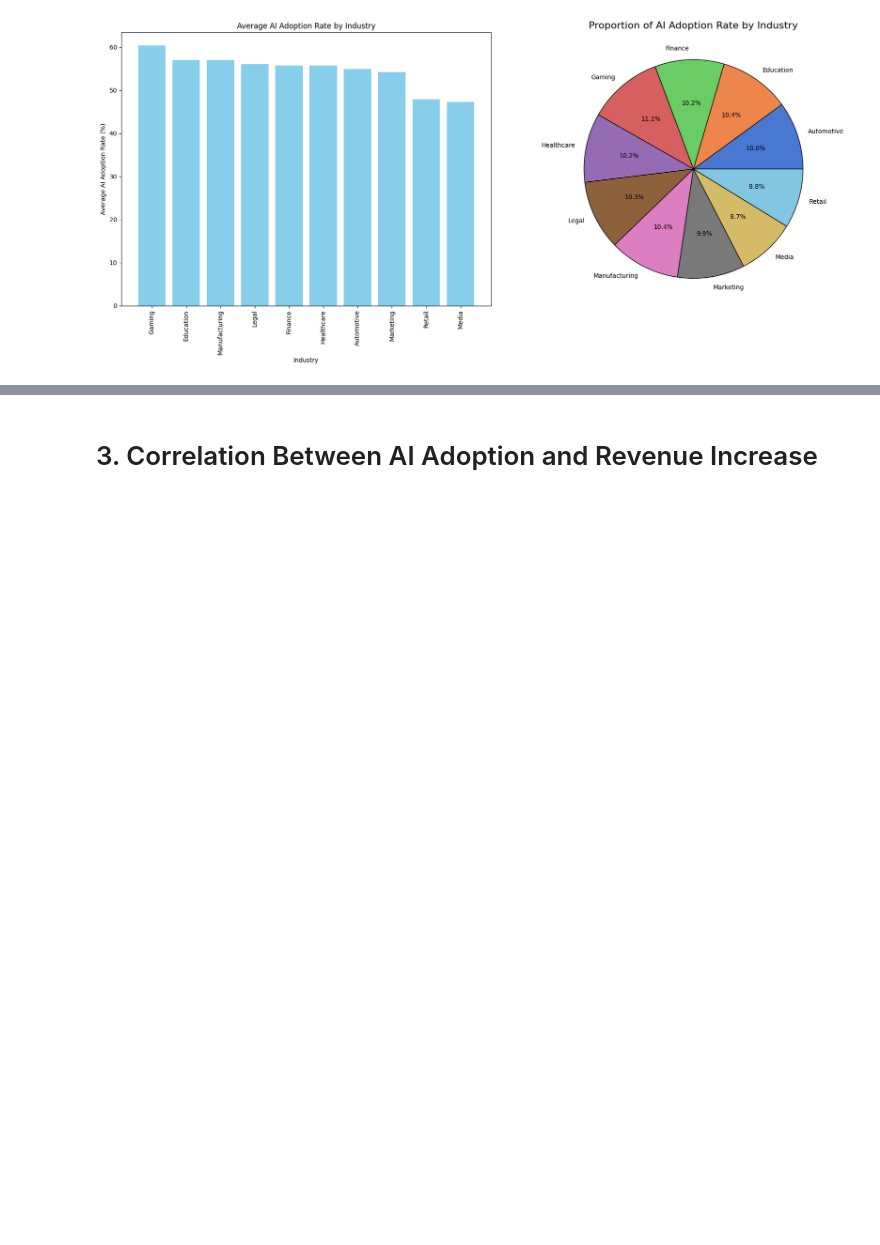
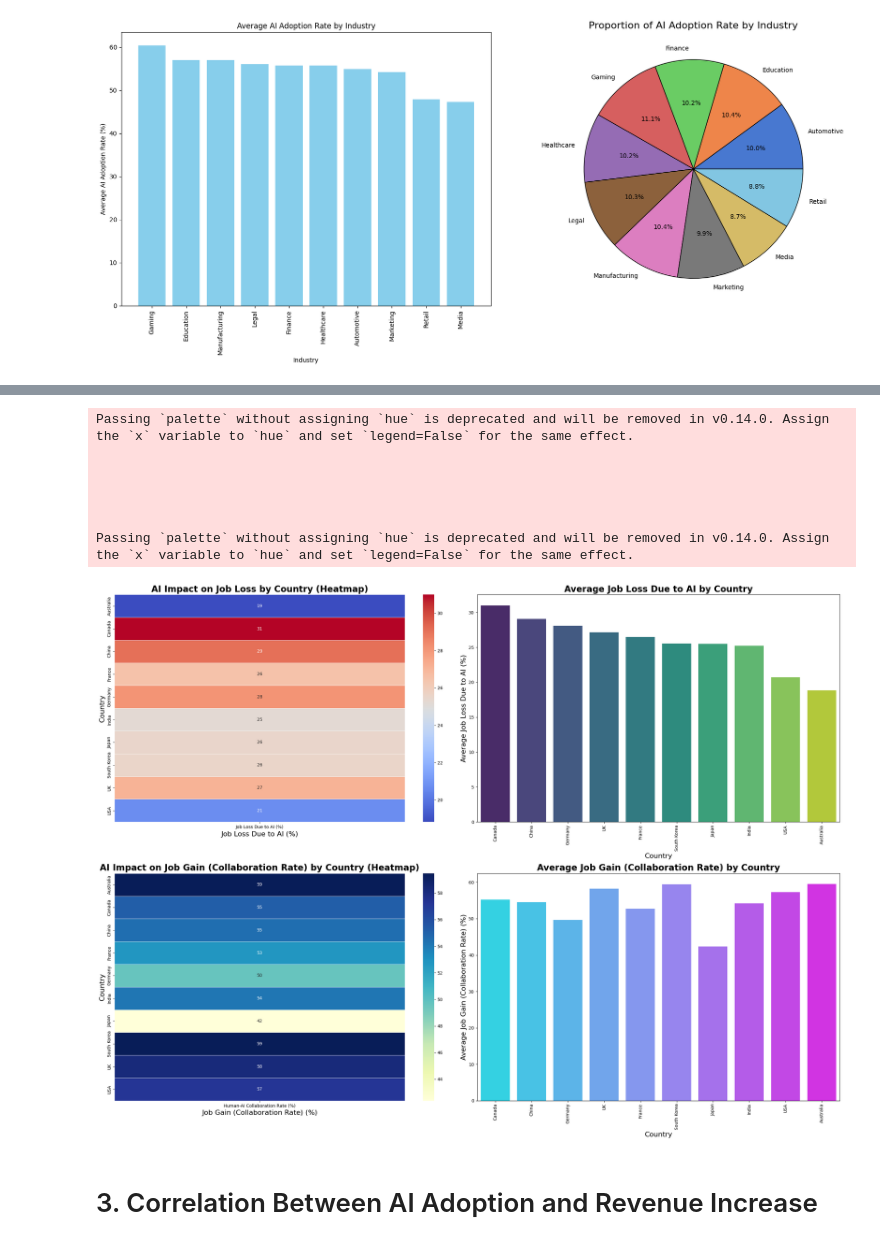
Before and after one commit to sumanpdneupane/Impact_of_AI_on-_Digital_Media, a Jupyter notebook: v2/__eda.ipynb, the cells around one changed output, grey strips where cells are left out. Saved outputs shown, nothing was run; the diff lists cells and outputs as text; code cells hidden in the pictures; blank space fills up the shorter version.

```diff
--- a/v2/__eda.ipynb
+++ b/v2/__eda.ipynb
@@ -263,2 +162,62 @@ Passing `palette` without assigning `hue` is deprecated and will be removed in v
+# %%
+import matplotlib.pyplot as plt
+import seaborn as sns
+import pandas as pd
+
+# Load data
+data = pd.read_csv("../Global_AI_Content_Impact_Dataset.csv")
+
+# Pre-processing (Ensure no missing values in key columns)
+data.dropna(subset=['Country', 'Job Loss Due to AI (%)', 'Human-AI Collaboration Rate (%)'], inplace=True)
+
+# Calculate average Job Loss and Job Gain (estimated as 100 - Job Loss)
+job_loss_gain_by_country = data.groupby('Country').agg({
+    'Job Loss Due to AI (%)': 'mean',
+    'Human-AI Collaboration Rate (%)': 'mean'
+}).sort_values(by='Job Loss Due to AI (%)', ascending=False)
+
+# Create subplots
+fig, axes = plt.subplots(2, 2, figsize=(24, 18))
+
+# 1. Heatmap for Job Loss
+job_loss_matrix = job_loss_gain_by_country[['Job Loss Due to AI (%)']].reset_index().pivot_table(index='Country', values='Job Loss Due to AI (%)')
+sns.heatmap(job_loss_matrix, annot=True, cmap='coolwarm', cbar=True, linewidths=0.5, ax=axes[0, 0])
+axes[0, 0].set_title('AI Impact on Job Loss by Country (Heatmap)', fontsize=20, weight='bold')
+axes[0, 0].set_xlabel('Job Loss Due to AI (%)', fontsize=16)
+axes[0, 0].set_ylabel('Country', fontsize=16)
+
+# 2. Bar Plot for Job Loss
+sns.barplot(x=job_loss_gain_by_country.index, y=job_loss_gain_by_country['Job Loss Due to AI (%)'], palette='viridis', ax=axes[0, 1])
+axes[0, 1].set_title('Average Job Loss Due to AI by Country', fontsize=20, weight='bold')
+axes[0, 1].set_xlabel('Country', fontsize=16)
+axes[0, 1].set_ylabel('Average Job Loss Due to AI (%)', fontsize=16)
+axes[0, 1].tick_params(axis='x', rotation=90)
+
+# 3. Heatmap for Job Gain
+job_gain_matrix = job_loss_gain_by_country[['Human-AI Collaboration Rate (%)']].reset_index().pivot_table(index='Country', values='Human-AI Collaboration Rate (%)')
+sns.heatmap(job_gain_matrix, annot=True, cmap='YlGnBu', cbar=True, linewidths=0.5, ax=axes[1, 0])
+axes[1, 0].set_title('AI Impact on Job Gain (Collaboration Rate) by Country (Heatmap)', fontsize=20, weight='bold')
+axes[1, 0].set_xlabel('Job Gain (Collaboration Rate) (%)', fontsize=16)
+axes[1, 0].set_ylabel('Country', fontsize=16)
+
+# 4. Bar Plot for Job Gain
+sns.barplot(x=job_loss_gain_by_country.index, y=job_loss_gain_by_country['Human-AI Collaboration Rate (%)'], palette='cool', ax=axes[1, 1])
+axes[1, 1].set_title('Average Job Gain (Collaboration Rate) by Country', fontsize=20, weight='bold')
+axes[1, 1].set_xlabel('Country', fontsize=16)
+axes[1, 1].set_ylabel('Average Job Gain (Collaboration Rate) (%)', fontsize=16)
+axes[1, 1].tick_params(axis='x', rotation=90)
+
+# Adjust layout for better spacing
+plt.tight_layout()
+plt.show()
+# %% [output]
+Passing `palette` without assigning `hue` is deprecated and will be removed in v0.14.0. Assign the `x` variable to `hue` and set `legend=False` for the same effect.
+
+
+
+
+
+Passing `palette` without assigning `hue` is deprecated and will be removed in v0.14.0. Assign the `x` variable to `hue` and set `legend=False` for the same effect.
+[figure, added]
 # %% [markdown]
 # 3. Correlation Between AI Adoption and Revenue Increase
```
Also changed, not shown: parts of 22 cells of this notebook, 5 other files.
